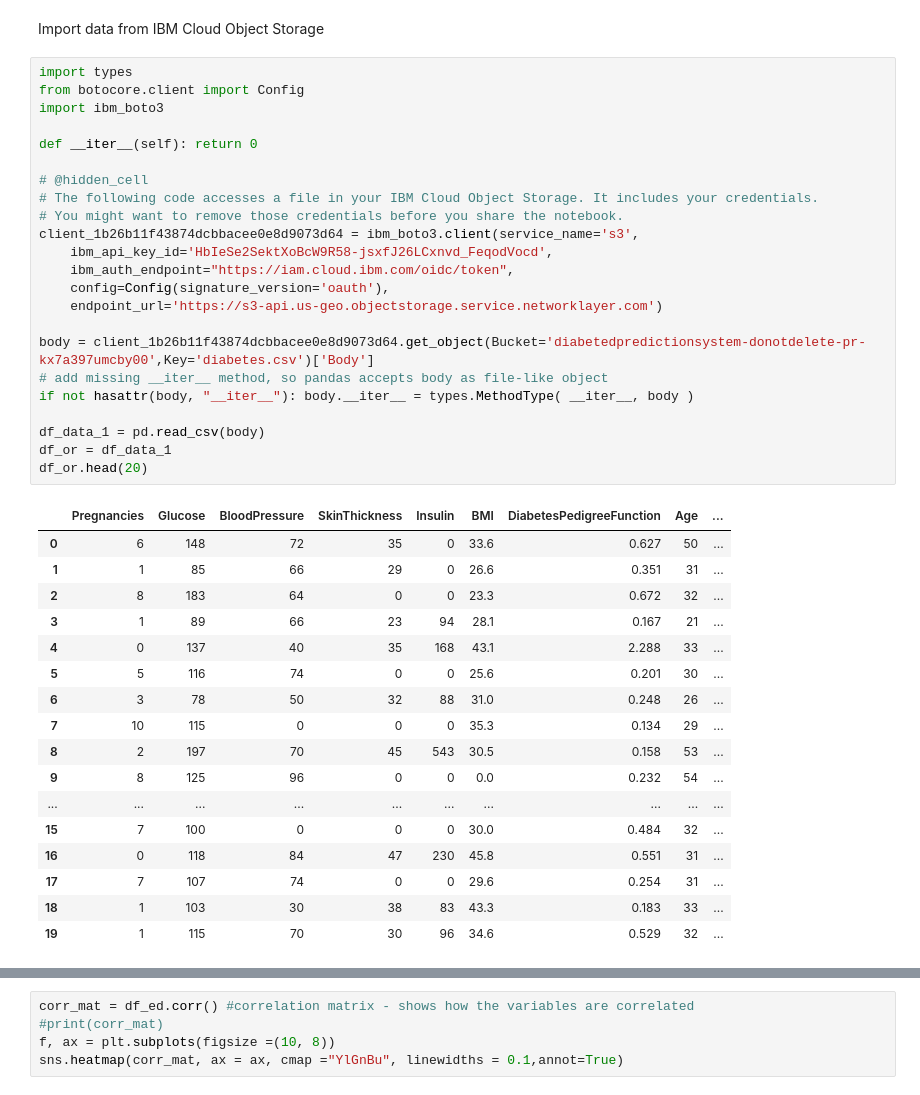
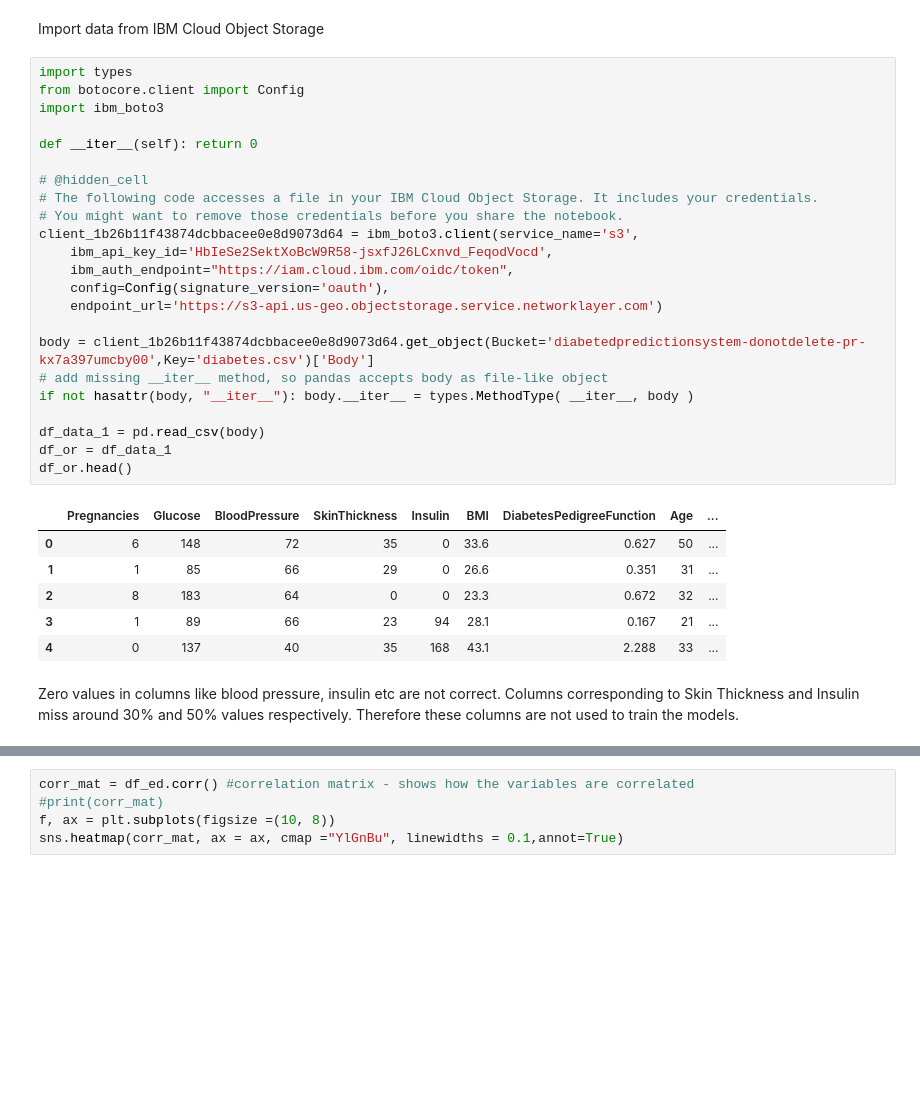
Before and after one commit to SmartPracticeschool/SPS-5486-Diabetics-Prediction-System-based-on-Life-Style, a Jupyter notebook: Diabetes Prediction System - Notebook.ipynb, the cells around one changed output, grey strips where cells are left out. Drawn from its saved outputs; the diff is of its cells as text; blank space fills up the shorter version.

```diff
--- a/Diabetes Prediction System - Notebook.ipynb
+++ b/Diabetes Prediction System - Notebook.ipynb
@@ -29,42 +29,33 @@ Import data from IBM Cloud Object Storage
 # %%
 import types
 from botocore.client import Config
 import ibm_boto3
 
 def __iter__(self): return 0
 
 # @hidden_cell
 # The following code accesses a file in your IBM Cloud Object Storage. It includes your credentials.
 # You might want to remove those credentials before you share the notebook.
 client_1b26b11f43874dcbbacee0e8d9073d64 = ibm_boto3.client(service_name='s3',
     ibm_api_key_id='HbIeSe2SektXoBcW9R58-jsxfJ26LCxnvd_FeqodVocd',
     ibm_auth_endpoint="https://iam.cloud.ibm.com/oidc/token",
     config=Config(signature_version='oauth'),
     endpoint_url='https://s3-api.us-geo.objectstorage.service.networklayer.com')
 
 body = client_1b26b11f43874dcbbacee0e8d9073d64.get_object(Bucket='diabetedpredictionsystem-donotdelete-pr-kx7a397umcby00',Key='diabetes.csv')['Body']
 # add missing __iter__ method, so pandas accepts body as file-like object
 if not hasattr(body, "__iter__"): body.__iter__ = types.MethodType( __iter__, body )
 
 df_data_1 = pd.read_csv(body)
 df_or = df_data_1
-df_or.head(20)
+df_or.head()
 # %% [output]
 |  | Pregnancies | Glucose | BloodPressure | SkinThickness | Insulin | BMI | DiabetesPedigreeFunction | Age | ... |
 | 0 | 6 | 148 | 72 | 35 | 0 | 33.6 | 0.627 | 50 | ... |
 | 1 | 1 | 85 | 66 | 29 | 0 | 26.6 | 0.351 | 31 | ... |
 | 2 | 8 | 183 | 64 | 0 | 0 | 23.3 | 0.672 | 32 | ... |
 | 3 | 1 | 89 | 66 | 23 | 94 | 28.1 | 0.167 | 21 | ... |
 | 4 | 0 | 137 | 40 | 35 | 168 | 43.1 | 2.288 | 33 | ... |
-| 5 | 5 | 116 | 74 | 0 | 0 | 25.6 | 0.201 | 30 | ... |
-| 6 | 3 | 78 | 50 | 32 | 88 | 31.0 | 0.248 | 26 | ... |
-| 7 | 10 | 115 | 0 | 0 | 0 | 35.3 | 0.134 | 29 | ... |
-| 8 | 2 | 197 | 70 | 45 | 543 | 30.5 | 0.158 | 53 | ... |
-| 9 | 8 | 125 | 96 | 0 | 0 | 0.0 | 0.232 | 54 | ... |
-| ... | ... | ... | ... | ... | ... | ... | ... | ... | ... |
-| 15 | 7 | 100 | 0 | 0 | 0 | 30.0 | 0.484 | 32 | ... |
-| 16 | 0 | 118 | 84 | 47 | 230 | 45.8 | 0.551 | 31 | ... |
-| 17 | 7 | 107 | 74 | 0 | 0 | 29.6 | 0.254 | 31 | ... |
-| 18 | 1 | 103 | 30 | 38 | 83 | 43.3 | 0.183 | 33 | ... |
-| 19 | 1 | 115 | 70 | 30 | 96 | 34.6 | 0.529 | 32 | ... |
+# %% [markdown]
+Zero values in columns like blood pressure, insulin etc are not correct. Columns corresponding to Skin Thickness and Insulin miss around 30% and 50% values respectively. Therefore these columns are not used to train the models.
 # %%
```
Also changed, not shown: parts of 34 cells of this notebook.
